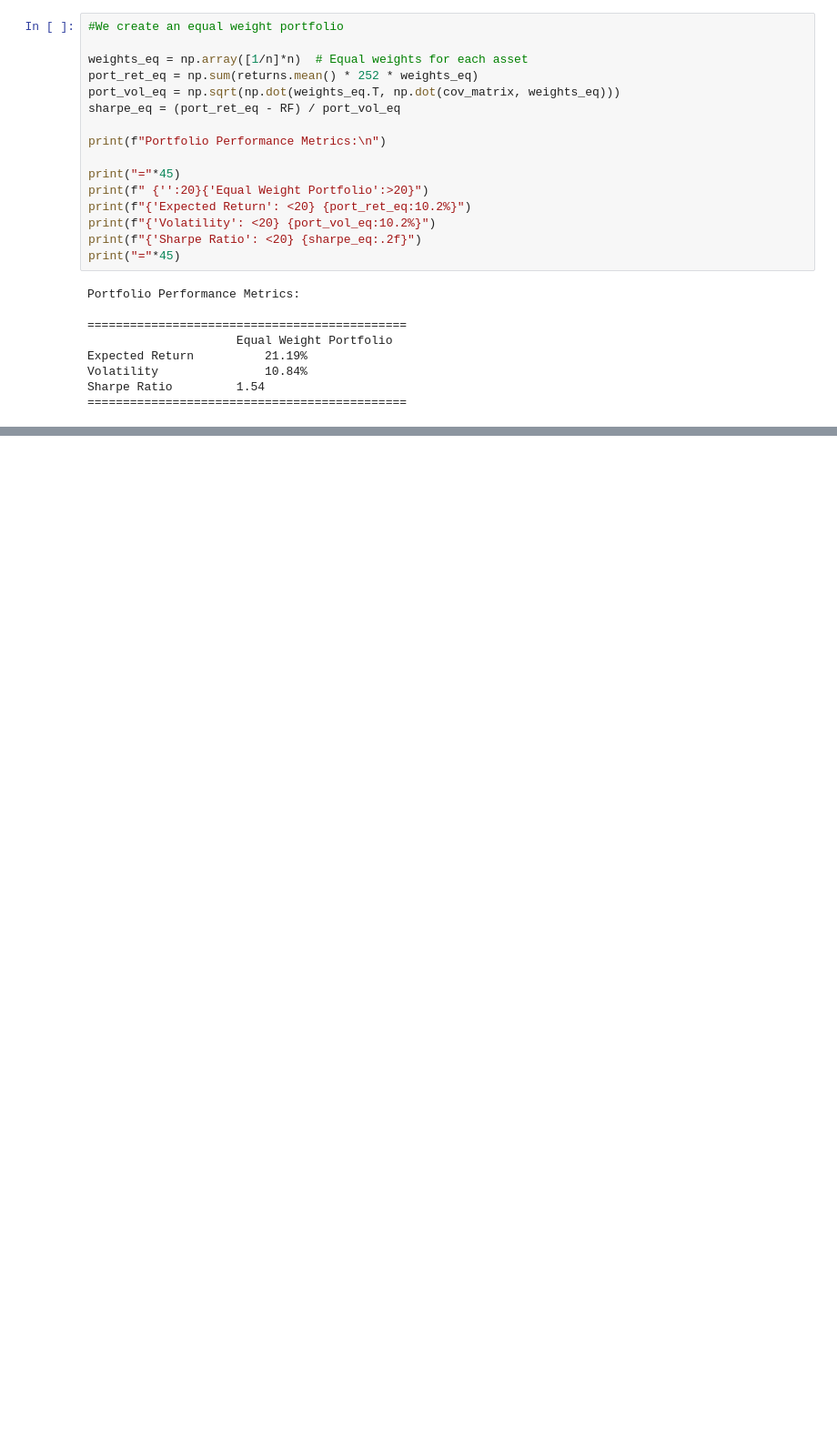
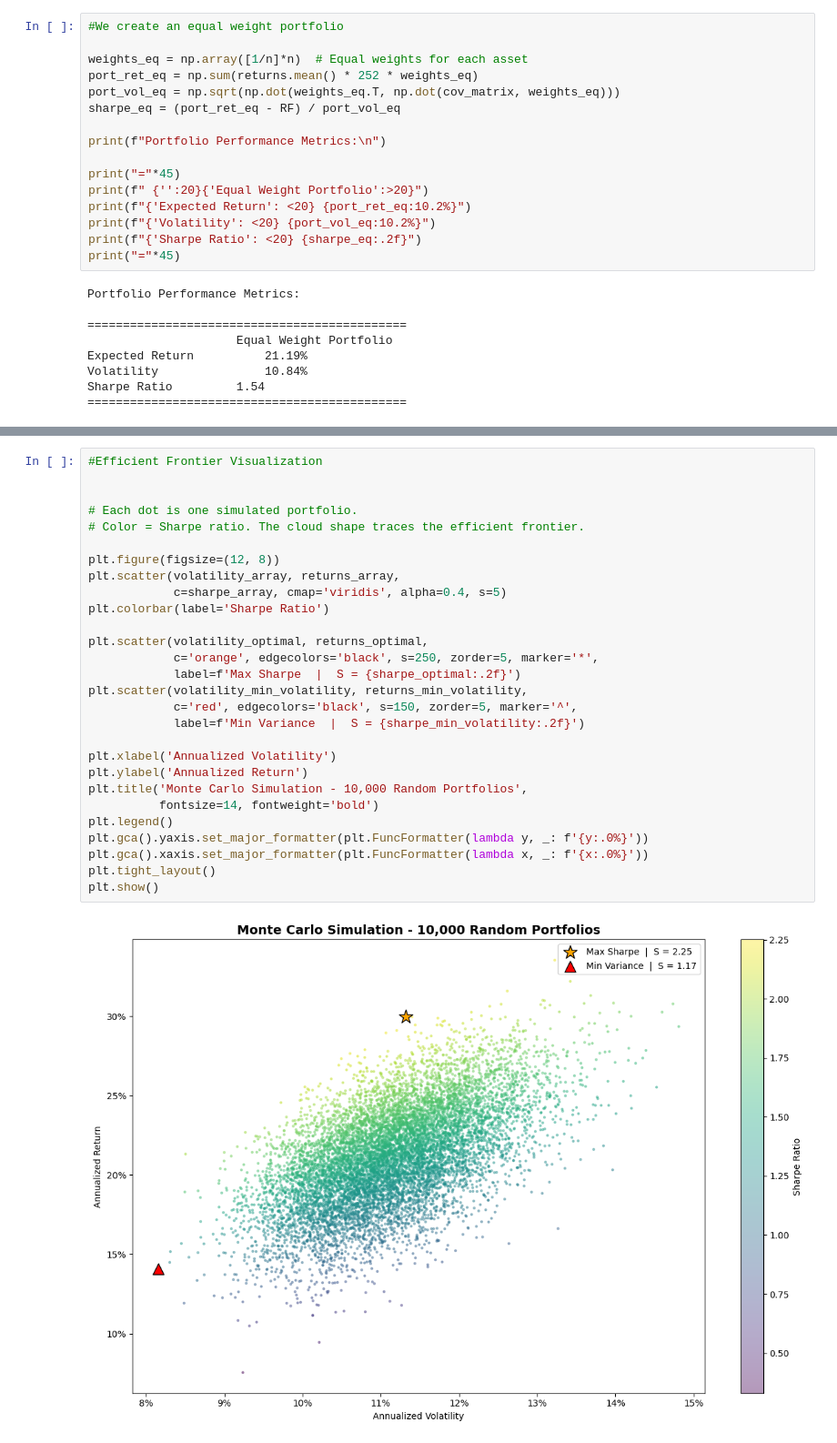
Before and after one commit to FlorentYigbe/Portfolio-Optimizer, a Jupyter notebook: Portfolio Optimizer.ipynb, the cells around one changed output, grey strips where cells are left out. Shown at 91% size. Cells and saved outputs as stored; diff of their text form; blank space fills up the shorter version.

```diff
--- a/Portfolio Optimizer.ipynb
+++ b/Portfolio Optimizer.ipynb
@@ -195,0 +222,30 @@ print(f"{scenarios} random portfolios simulated.\n")
+# %%
+#Efficient Frontier Visualization
+
+
+# Each dot is one simulated portfolio.
+# Color = Sharpe ratio. The cloud shape traces the efficient frontier.
+
+plt.figure(figsize=(12, 8))
+plt.scatter(volatility_array, returns_array,
+            c=sharpe_array, cmap='viridis', alpha=0.4, s=5)
+plt.colorbar(label='Sharpe Ratio')
+
+plt.scatter(volatility_optimal, returns_optimal,
+            c='orange', edgecolors='black', s=250, zorder=5, marker='*',
+            label=f'Max Sharpe  |  S = {sharpe_optimal:.2f}')
+plt.scatter(volatility_min_volatility, returns_min_volatility,
+            c='red', edgecolors='black', s=150, zorder=5, marker='^',
+            label=f'Min Variance  |  S = {sharpe_min_volatility:.2f}')
+
+plt.xlabel('Annualized Volatility')
+plt.ylabel('Annualized Return')
+plt.title('Monte Carlo Simulation - 10,000 Random Portfolios',
+          fontsize=14, fontweight='bold')
+plt.legend()
+plt.gca().yaxis.set_major_formatter(plt.FuncFormatter(lambda y, _: f'{y:.0%}'))
+plt.gca().xaxis.set_major_formatter(plt.FuncFormatter(lambda x, _: f'{x:.0%}'))
+plt.tight_layout()
+plt.show()
+# %% [output]
+[figure, added]
```
Also changed, not shown: parts of 7 cells of this notebook.
